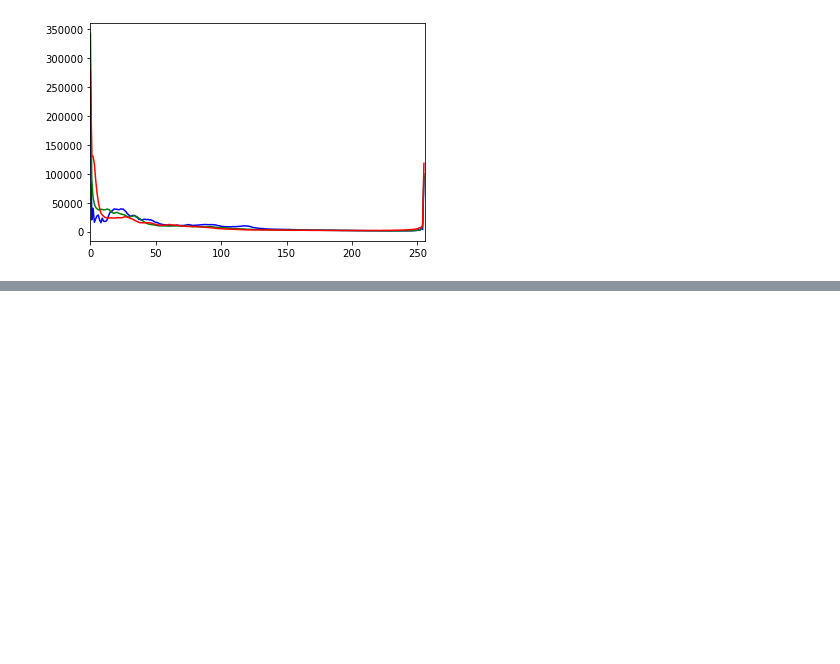
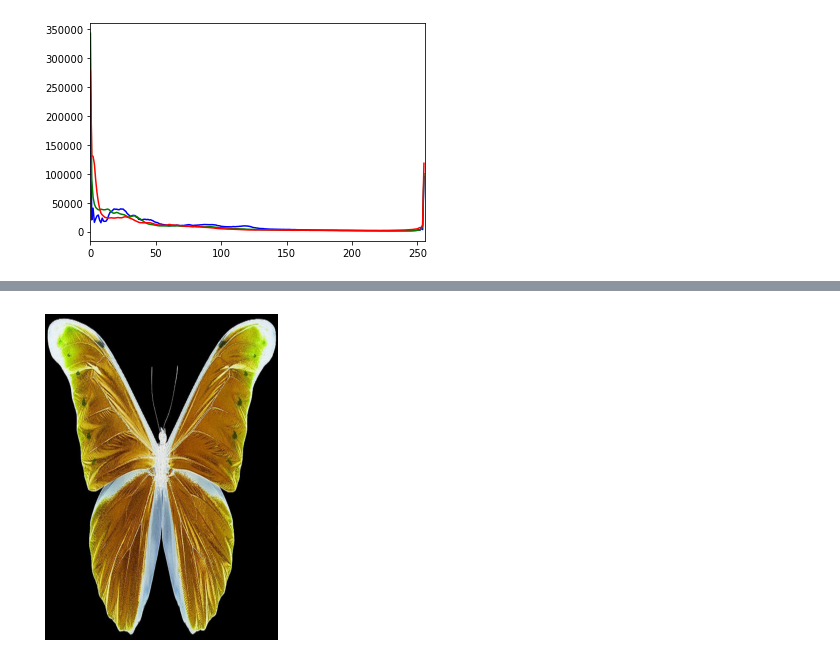
Before and after one commit to Swap77nil/Image-Processing, a Jupyter notebook: Untitled38.ipynb, the cells around one changed output, grey strips where cells are left out. Cells and saved outputs as stored; diff of their text form; code cells hidden in the pictures; blank space fills up the shorter version.

```diff
--- a/Untitled38.ipynb
+++ b/Untitled38.ipynb
@@ -231,0 +258,7 @@ plt.show()
+# %%
+negative=255-pic # neg=(L-1)-img
+plt.figure(figsize=(6,6))
+plt.imshow(negative);
+plt.axis('off');
+# %% [output]
+[figure, added]
```
Also changed, not shown: parts of 7 cells of this notebook.
